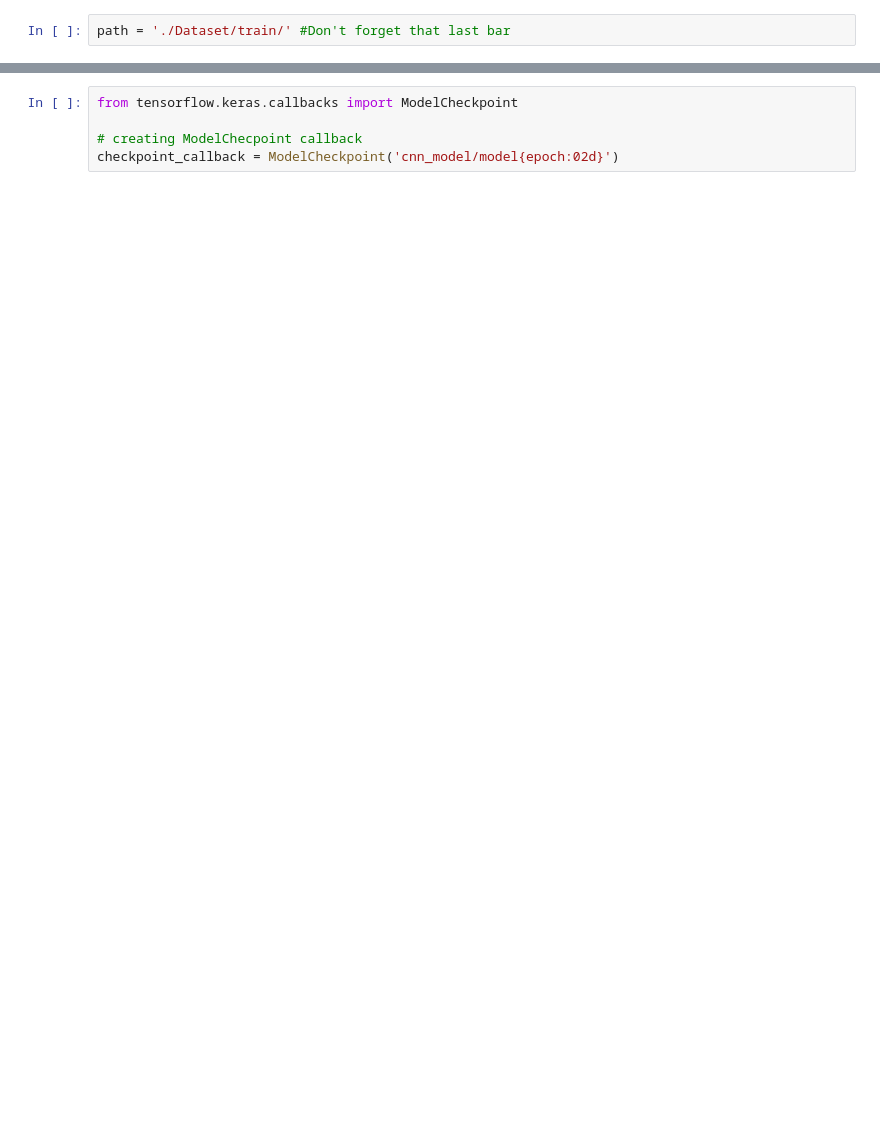
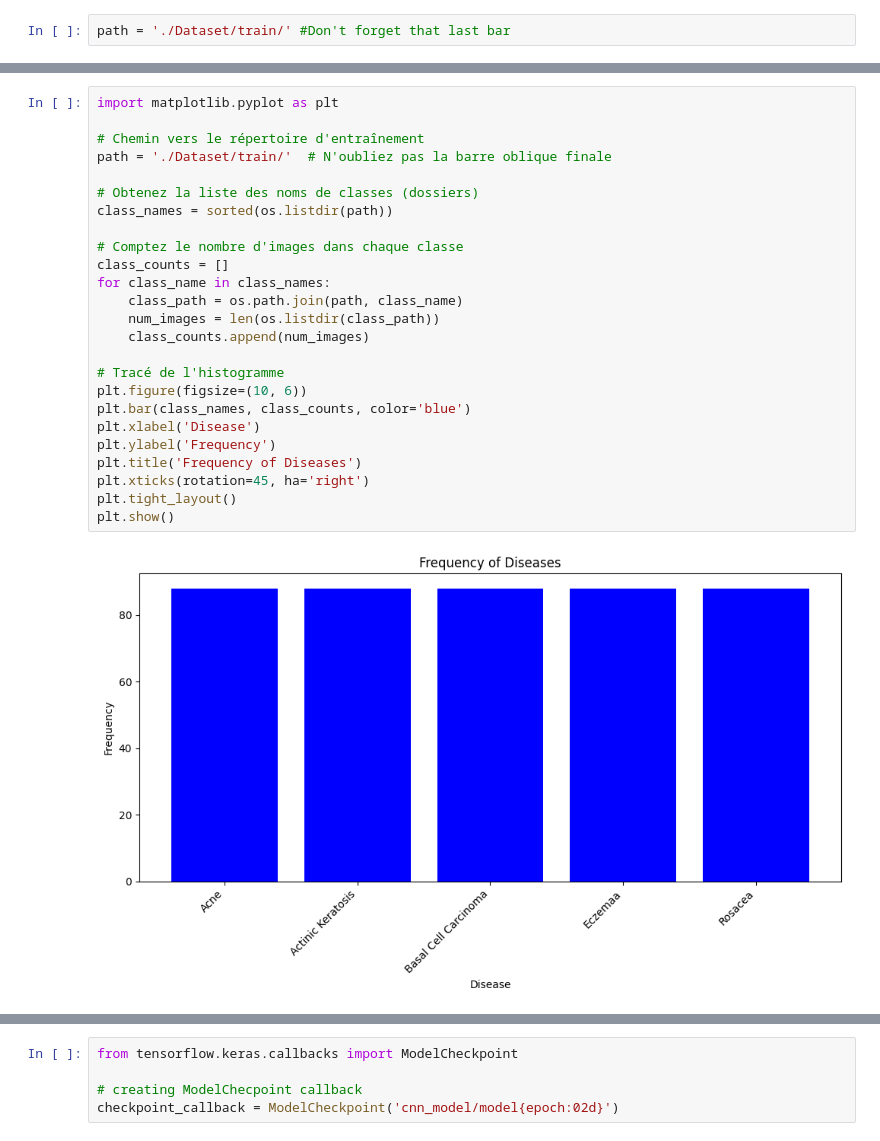
Before and after one commit to EyaTriki/skinDiseasesDetection, a Jupyter notebook: skin.ipynb, the cells around one changed output, grey strips where cells are left out. Drawn from its saved outputs; the diff is of its cells as text; blank space fills up the shorter version.

```diff
--- a/skin.ipynb
+++ b/skin.ipynb
@@ -51,3 +51,30 @@ classes:  ['Acne and Rosacea Photos', 'Actinic Keratosis Basal Cell Carcinoma an
+# %%
+import matplotlib.pyplot as plt
+
+# Chemin vers le répertoire d'entraînement
+path = './Dataset/train/'  # N'oubliez pas la barre oblique finale
+
+# Obtenez la liste des noms de classes (dossiers)
+class_names = sorted(os.listdir(path))
+
+# Comptez le nombre d'images dans chaque classe
+class_counts = []
+for class_name in class_names:
+    class_path = os.path.join(path, class_name)
+    num_images = len(os.listdir(class_path))
+    class_counts.append(num_images)
+
+# Tracé de l'histogramme
+plt.figure(figsize=(10, 6))
+plt.bar(class_names, class_counts, color='blue')
+plt.xlabel('Disease')
+plt.ylabel('Frequency')
+plt.title('Frequency of Diseases')
+plt.xticks(rotation=45, ha='right')
+plt.tight_layout()
+plt.show()
+# %% [output]
+[figure, added]
 # %%
 import cv2
 
```
Also changed, not shown: parts of 18 cells of this notebook, 5 other files.
